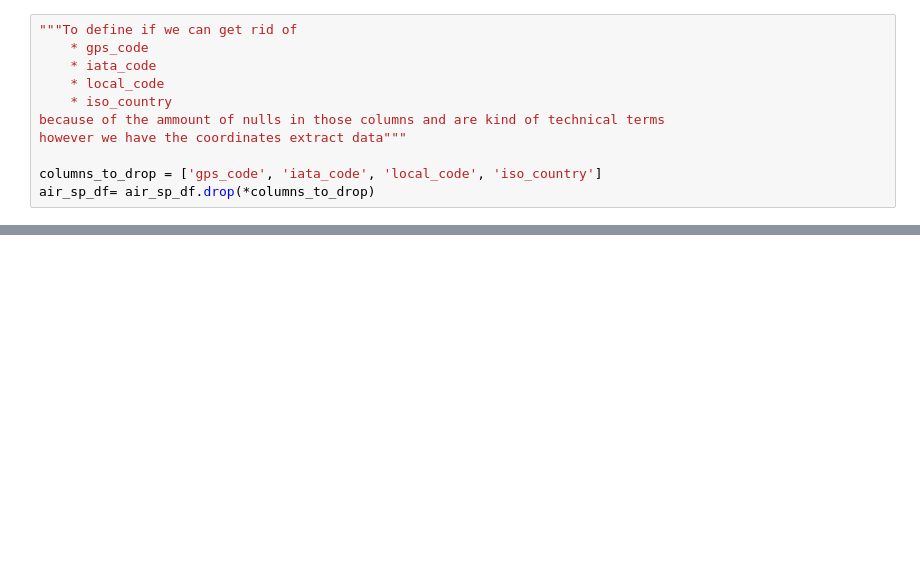
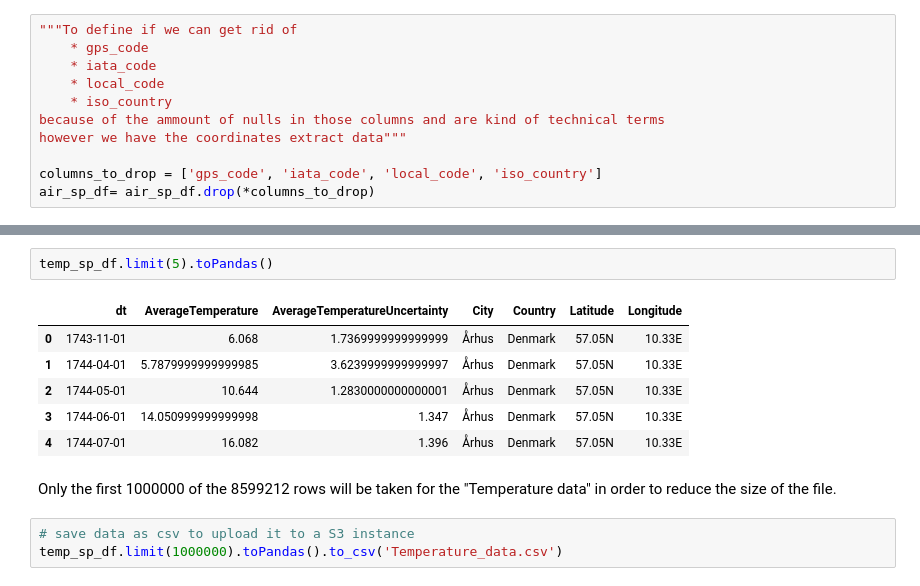
Before and after one commit to juan-ivan-NV/Data_Engineering_Nanodegree, a Jupyter notebook: 16_Project_5_Capstone_Project/capstone_project_notebook.ipynb, the cells around one changed output, grey strips where cells are left out. Cells and saved outputs as stored; diff of their text form; blank space fills up the shorter version.

Commit message:
files ready to upload on AWS s3

```diff
--- a/16_Project_5_Capstone_Project/capstone_project_notebook.ipynb
+++ b/16_Project_5_Capstone_Project/capstone_project_notebook.ipynb
@@ -206,0 +320,14 @@ air_sp_df = air_sp_df.withColumn("country", air_df_country)
+# %%
+temp_sp_df.limit(5).toPandas()
+# %% [output]
+|  | dt | AverageTemperature | AverageTemperatureUncertainty | City | Country | Latitude | Longitude |
+| 0 | 1743-11-01 | 6.068 | 1.7369999999999999 | Århus | Denmark | 57.05N | 10.33E |
+| 1 | 1744-04-01 | 5.7879999999999985 | 3.6239999999999997 | Århus | Denmark | 57.05N | 10.33E |
+| 2 | 1744-05-01 | 10.644 | 1.2830000000000001 | Århus | Denmark | 57.05N | 10.33E |
+| 3 | 1744-06-01 | 14.050999999999998 | 1.347 | Århus | Denmark | 57.05N | 10.33E |
+| 4 | 1744-07-01 | 16.082 | 1.396 | Århus | Denmark | 57.05N | 10.33E |
+# %% [markdown]
+Only the first 1000000 of the 8599212 rows will be taken for the "Temperature data" in order to reduce the size of the file.
+# %%
+# save data as csv to upload it to a S3 instance
+temp_sp_df.limit(1000000).toPandas().to_csv('Temperature_data.csv')
```
Also changed, not shown: parts of 37 cells of this notebook.
